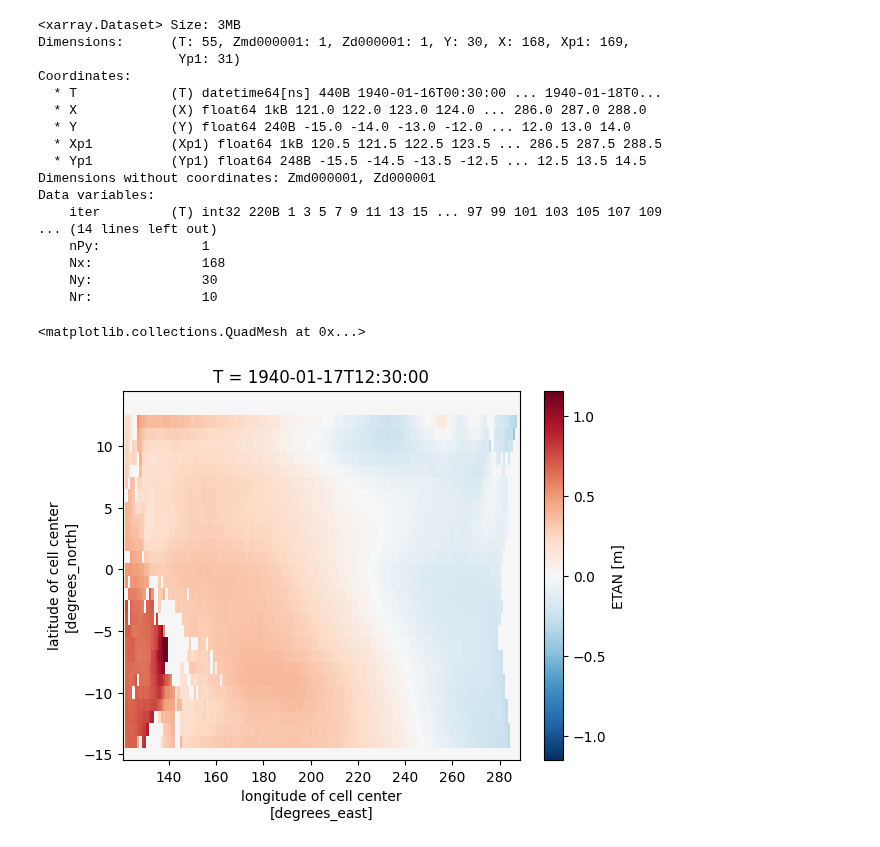
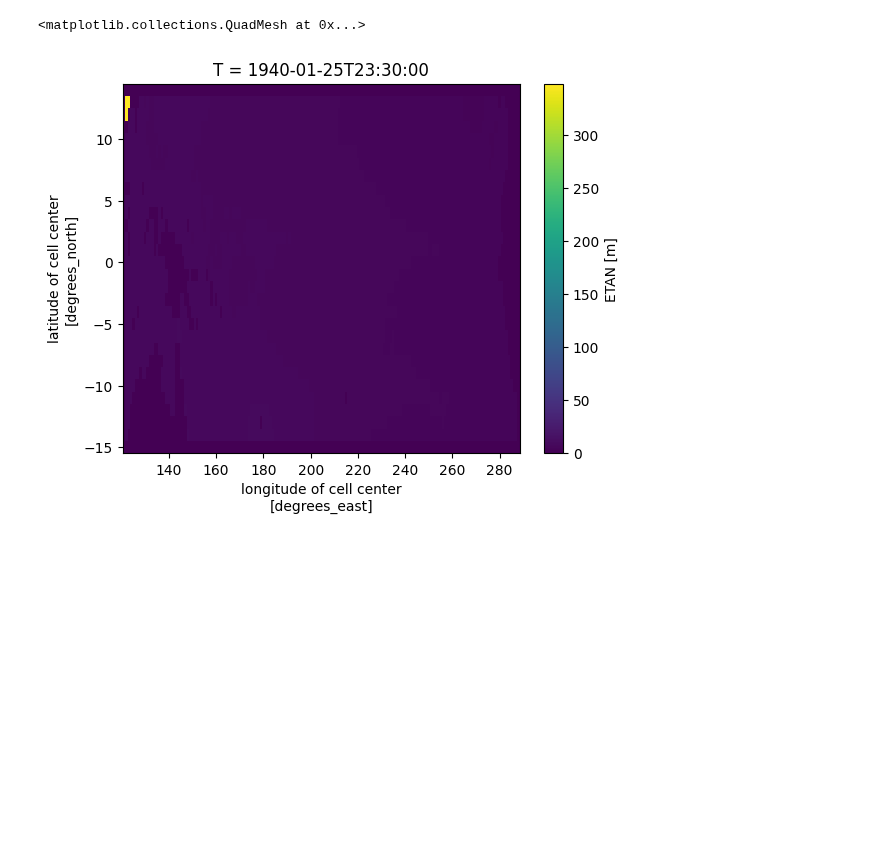
Before and after one commit to FattyZH/eqp-dlfv-mitgcm-era5, a Jupyter notebook: script/analysis.ipynb, the cells around one changed output. Saved outputs shown, nothing was run; the diff lists cells and outputs as text; code cells hidden in the pictures; blank space fills up the shorter version.

```diff
--- a/script/analysis.ipynb
+++ b/script/analysis.ipynb
@@ -35,34 +36,17 @@ Data variables: (12/56)
 # %%
 import MITgcmutils as mutils
 import numpy as np
 import xarray as xr
 import matplotlib.pyplot as plt
 a = xr.load_dataset('../run/mnc_exp_0001/surf.0000000000.t001.nc')
-display(a)
+# display(a)
 # plt.figure(figsize=(16,4.8))
-a['ETAN'][36].plot()
+a['ETAN'][-1].plot()
 # plt.gca().set_aspect('equal')
 # plt.colorbar()
 # %% [output]
-<xarray.Dataset> Size: 3MB
-Dimensions:      (T: 55, Zmd000001: 1, Zd000001: 1, Y: 30, X: 168, Xp1: 169,
-                  Yp1: 31)
-Coordinates:
-  * T            (T) datetime64[ns] 440B 1940-01-16T00:30:00 ... 1940-01-18T0...
-  * X            (X) float64 1kB 121.0 122.0 123.0 124.0 ... 286.0 287.0 288.0
-  * Y            (Y) float64 240B -15.0 -14.0 -13.0 -12.0 ... 12.0 13.0 14.0
-  * Xp1          (Xp1) float64 1kB 120.5 121.5 122.5 123.5 ... 286.5 287.5 288.5
-  * Yp1          (Yp1) float64 248B -15.5 -14.5 -13.5 -12.5 ... 12.5 13.5 14.5
-Dimensions without coordinates: Zmd000001, Zd000001
-Data variables:
-    iter         (T) int32 220B 1 3 5 7 9 11 13 15 ... 97 99 101 103 105 107 109
-... (14 lines left out)
-    nPy:             1
-    Nx:              168
-    Ny:              30
-    Nr:              10
+<matplotlib.collections.QuadMesh at 0x...>
-<matplotlib.collections.QuadMesh at 0x...>
-[figure, old version]
+[figure, new version]
 # %%
 import MITgcmutils as mutils
 import numpy as np
```
Also changed, not shown: parts of 2 cells of this notebook, 4 other files.
